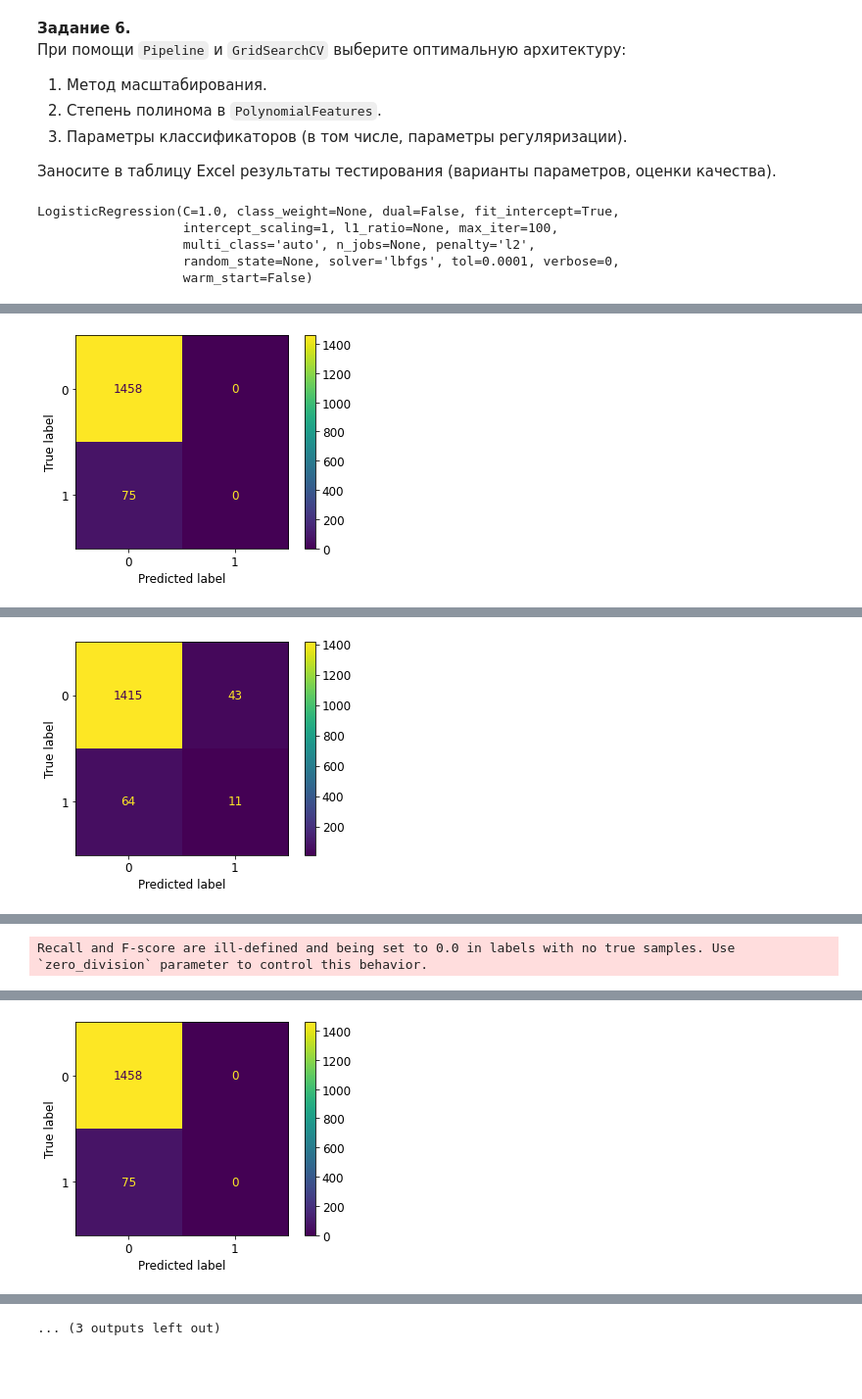
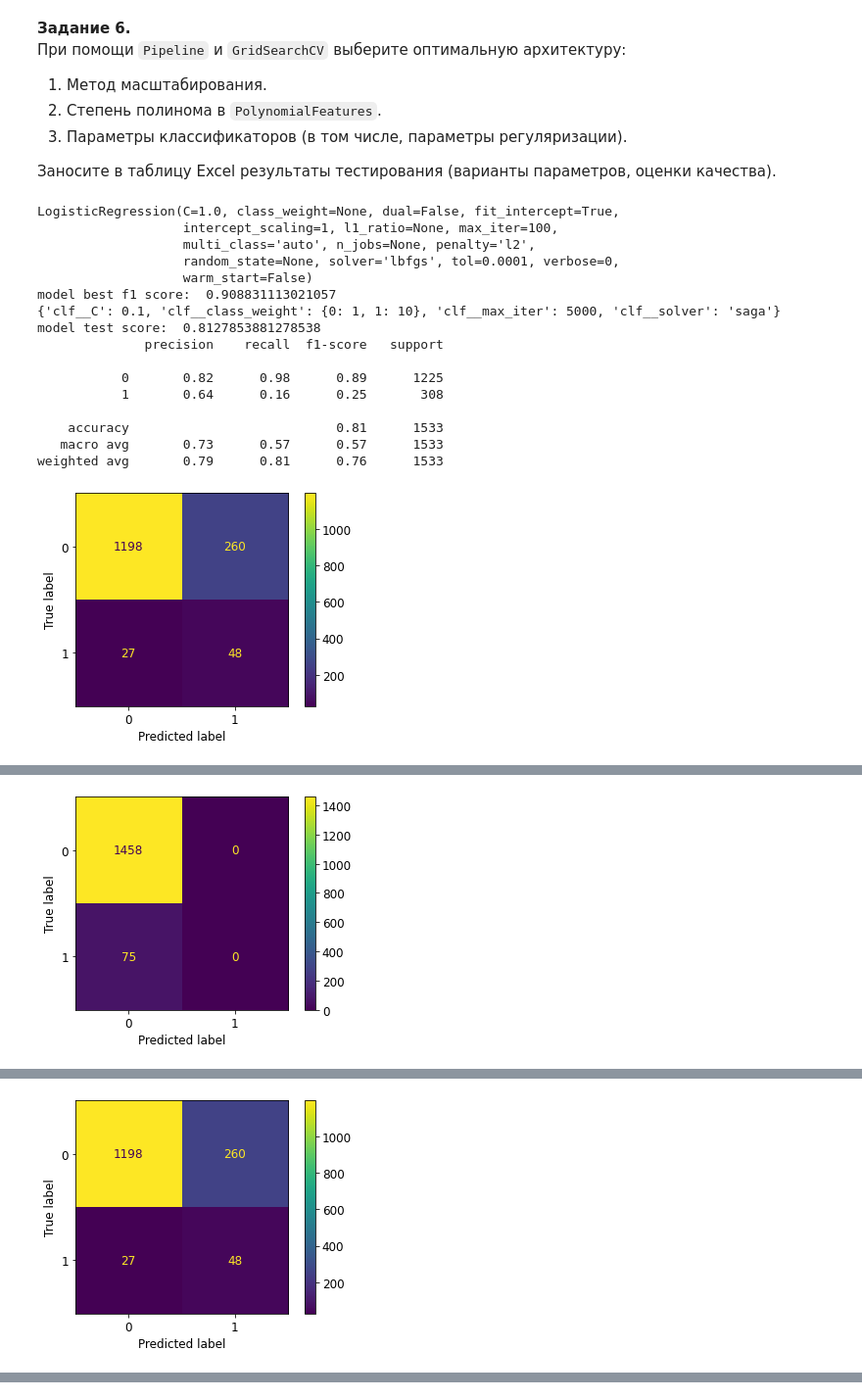
Before and after one commit to Loinen/ml_labs, a Jupyter notebook: ml_stroke_prediction.ipynb, the cells around one changed output, grey strips where cells are left out. Shown: that part at 98% size. Cells and saved outputs as stored; diff of their text form; code cells hidden in the pictures; blank space fills up the shorter version.

```diff
--- a/ml_stroke_prediction.ipynb
+++ b/ml_stroke_prediction.ipynb
@@ -406,80 +379,105 @@ __Задание 6.__
 
 Заносите в таблицу Excel результаты тестирования (варианты параметров, оценки качества).
 # %%
+import warnings
+warnings.filterwarnings('ignore')
 from sklearn.svm import LinearSVC
 classifiers = [
     LogisticRegression(),
     SVC(),
-    KNeighborsClassifier(),
+    MultinomialNB(),
     DecisionTreeClassifier(),
     RandomForestClassifier(),
     AdaBoostClassifier(),
     GradientBoostingClassifier(),
-    LinearSVC()
+    BaggingClassifier()
     ]
 
 # LogisticRegression()
 params1 = {
-     'clf__C': [0.001, 0.01, 0.1, 1, 10, 100], "clf__solver": ['newton-cg', 'lbfgs', 'liblinear', 'sag', 'saga'], "clf__max_iter": [3000,3500],
+     'clf__C': [0.1, 1, 0.5], "clf__solver": ['newton-cg', 'lbfgs', 'sag', 'saga'],
+     "clf__max_iter": [5000,6000],
+     "clf__class_weight": ["balanced", {0:1,1:15}, {0:1,1:10}]
            }
 # SVC
-params2 = {"poly__degree": range(1,2,1),"clf__kernel":["rbf", "poly", "linear", "sigmoid"], "clf__gamma": ["auto", "scale"],
-           "clf__degree":range(1,6,1)}
-# KNeighborsClassifier()
-params3 = {"poly__degree": range(1,2,1),"clf__n_neighbors": range(4,10,1), "clf__weights": ["uniform", "distance"],
-         "clf__algorithm": ['ball_tree', 'kd_tree']}
+params2 = {"poly__degree": range(1,2,1), "clf__kernel":["rbf", "poly", "linear", "sigmoid"], "clf__gamma": ["auto", "scale"],
+           "clf__degree":range(1,6,1), "clf__class_weight": ["balanced", {0:1,1:15}, {0:1,1:20}, {0:1,1:10}]}
 # MultinomialNB()
-params4 = {"poly__degree": range(1,2,1),"clf__fit_prior": ['True', 'False'], "clf__alpha": np.arange(0.8,1.2,0.1)}
+params3 = {"poly__degree": range(1,2,1),"clf__fit_prior": ['True', 'False'],
+           "clf__alpha": np.arange(0.8,1.2,0.1), "clf__class_prior": [[.2,.8],[.8, .2]]} # no none
 # DecisionTreeClassifier()
-params5 = {"poly__degree": range(1,2,1),"clf__criterion":["gini", "entropy"], "clf__max_depth": range(14,18,1),
-           "clf__min_samples_leaf": range(8,14,1), "clf__class_weight": ["balanced", {0:1,1:5}] }
+params4 = {"poly__degree": range(1,2,1),"clf__criterion":["gini", "entropy"], "clf__max_depth": range(10,16,1),
+           "clf__min_samples_leaf": range(8,14,1), "clf__min_samples_split": range(2,10,2),
+           "clf__class_weight": ["balanced", {0:1,1:15}] }
 # RandomForestClassifier()
-params6 = {"poly__degree": range(1,2,1),"clf__criterion":["gini", "entropy"], "clf__class_weight":["balanced", "balanced_subsample"],
-           "clf__max_depth": range(10,28,2), "clf__min_samples_leaf": range(5,12,1), "clf__n_estimators":range(50,150,50)}
+params5 = {"poly__degree": range(1,2,1),"clf__criterion":["gini", "entropy"],
+           "clf__class_weight":["balanced", "balanced_subsample", {0:1,1:15}, {0:1,1:20}, {0:1,1:10}],
+           "clf__max_depth": range(10,17,1), "clf__min_samples_leaf": range(7,15,1), "clf__n_estimators":range(50,150,50)}
 # AdaBoostClassifier()
-params7 = {"poly__degree": range(1,2,1),"clf__learning_rate":np.arange(0.2,1.1,0.1), "clf__n_estimators":range(20,60,20),
-         "clf__algorithm":["SAMME", "SAMME.R"]}
+params6 = {"poly__degree": range(1,2,1),"clf__learning_rate":np.arange(0.2,1.1,0.1), "clf__n_estimators":range(20,60,20),
+           "clf__algorithm":["SAMME", "SAMME.R"],
+           "clf__base_estimator":[SVC(class_weight={0: 1, 1: 10},kernel='poly',degree=2, gamma="auto"),
+                                  SVC(class_weight={0: 1, 1: 10},kernel='poly',degree=1, gamma="auto")]
+           }
 # GradientBoostingClassifier()
-params8 = {"poly__degree": range(1,2,1),"clf__loss":["deviance", "exponential"],
-           #"clf__learning_rate":[0.09,0.085,0.1], "clf__n_estimators":range(80,120,20),
-           #"clf__min_samples_leaf": range(1,4,1), "clf__max_depth": range(5,15,1),
-           #"clf__max_features": ["auto", "sqrt", "log2"], "clf__validation_fraction":np.arange(0.01,0.2,0.05)
+params7 = {"poly__degree": range(1,2,1),"clf__loss":["deviance", "exponential"],
+           "clf__learning_rate":[0.09,0.085,0.1], "clf__n_estimators":range(80,120,20),
+           "clf__min_samples_leaf": range(1,4,1), "clf__max_depth": range(5,15,1),
+           "clf__max_features": ["auto", "sqrt", "log2"], "clf__validation_fraction":np.arange(0.01,0.2,0.05)
            }
-params9 = {
-        }
-parameters = [params1, params2, params3,  params5, params6, params7, params8, params9]
+# BaggingClassifier()
+params8 = {"poly__degree": range(1,2,1),"clf__base_estimator":[None,SVC(class_weight={0: 1, 1: 10}),
+                                        SVC(class_weight={0: 1, 1: 10},kernel='poly',degree=1, gamma="auto")],
+           "clf__n_estimators":range(10,50,20), "clf__max_samples":[0.5, 1.0], "clf__max_features":[0.5, 1.0]
+           }
+
+parameters = [params1, params2, params3, params4, params5, params6, params7, params8]
 i = 0
+
+kfolds = StratifiedKFold(5)
 for classifier in classifiers:
     print(classifier)
     pipe = Pipeline(steps=[('feature_selection', SelectFromModel(LinearSVC(C=0.01, penalty="l2", dual=False,max_iter=2000))),
-                            ('scaler', StandardScaler()), #MinMaxScaler() StandardScaler()
+                            ('scaler', MinMaxScaler()), #MinMaxScaler() StandardScaler()
                             ('poly', PolynomialFeatures()),
                             ('clf', classifier) # , return_train_score = True
                       ])
     # выбираем balanced_accuracy, а не accuracy, так как классы несбалансированы
-    grid_cv = model_selection.GridSearchCV(pipe, parameters[i], scoring='recall_macro')
+    grid_cv = model_selection.GridSearchCV(pipe, parameters[i], scoring='recall_micro', cv=kfolds.split(x_train,y_train))
     grid_cv.fit(x_train, y_train)
     print("model best f1 score: ", grid_cv.best_score_)
     print(grid_cv.best_params_)
     model = grid_cv.best_estimator_
     print("model test score: ", model.score(x_test, y_test))
 
     y_pred = model.predict(x_test)
     print(classification_report(y_pred,y_test))
     plot_confusion_matrix(model, x_test, y_test, values_format='d')
     plt.show()
     try:
       fig = go.Figure()
       fig.add_trace(go.Bar(x=x_test.columns,y = model['clf'].feature_importances_))
       fig.update_layout(title='Feature selection results',xaxis_title='Model',yaxis_title='F1 Score')
       fig.show()
     except AttributeError:
       print(AttributeError)
 
     i+=1
 # %% [output]
 LogisticRegression(C=1.0, class_weight=None, dual=False, fit_intercept=True,
                    intercept_scaling=1, l1_ratio=None, max_iter=100,
                    multi_class='auto', n_jobs=None, penalty='l2',
                    random_state=None, solver='lbfgs', tol=0.0001, verbose=0,
                    warm_start=False)
+model best f1 score:  0.908831113021057
+{'clf__C': 0.1, 'clf__class_weight': {0: 1, 1: 10}, 'clf__max_iter': 5000, 'clf__solver': 'saga'}
+model test score:  0.8127853881278538
+              precision    recall  f1-score   support
+
+           0       0.82      0.98      0.89      1225
+           1       0.64      0.16      0.25       308
+
+    accuracy                           0.81      1533
+   macro avg       0.73      0.57      0.57      1533
+weighted avg       0.79      0.81      0.76      1533
+[figure, new version]
@@ -486,0 +500 @@ The max_iter was reached which means the coef_ did not converge
+[figure, new version]
@@ -497,0 +514 @@ weighted avg       1.00      0.95      0.97      1533
+[figure, new version]
@@ -499 +532,0 @@ Recall and F-score are ill-defined and being set to 0.0 in labels with no true s
-[figure, old version]
@@ -516 +542,0 @@ weighted avg       0.94      0.93      0.94      1533
-[figure, old version]
@@ -524 +542,0 @@ model test score:  0.9510763209393346
-Recall and F-score are ill-defined and being set to 0.0 in labels with no true samples. Use `zero_division` parameter to control this behavior.
@@ -533 +542,0 @@ weighted avg       1.00      0.95      0.97      1533
-[figure, old version]
@@ -552,4 +543,3 @@ weighted avg       0.73      0.70      0.62      1533
-... (3 outputs left out)
 # %%
 # RandomForestClassifier()
 rfc = {"clf__criterion":["gini", "entropy"], "clf__class_weight":["balanced", "balanced_subsample"],
```
Also changed, not shown: parts of 12 cells of this notebook.
